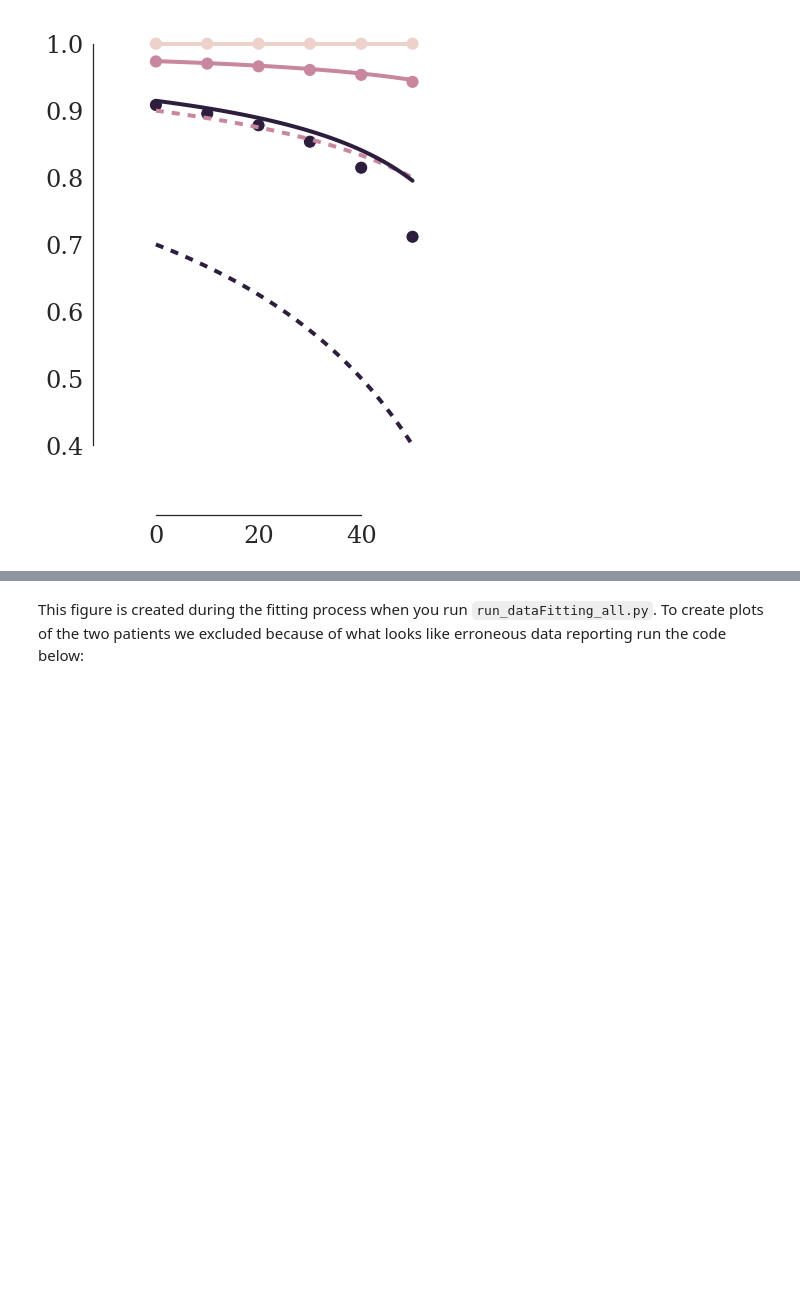
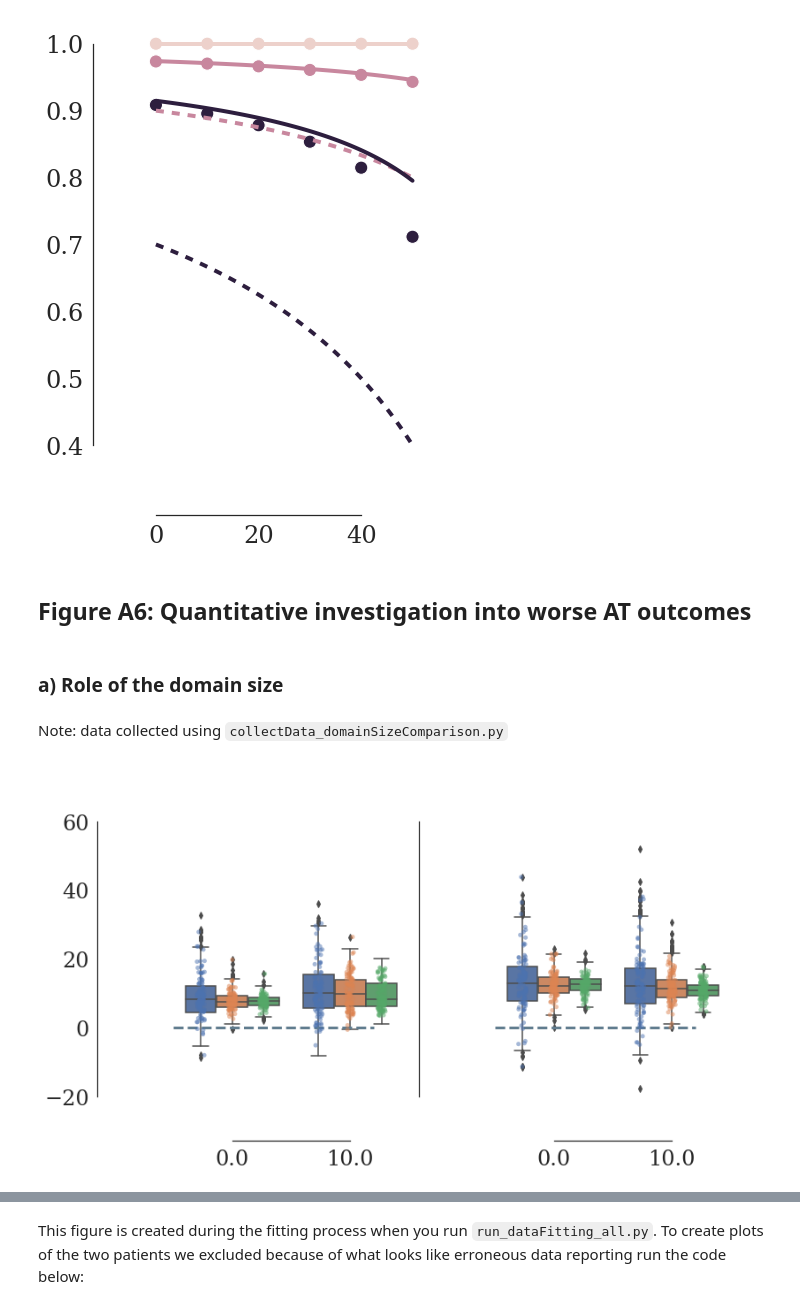
Before and after one commit to MathOnco/strobl2021_space_modulates_competition_AT, a Jupyter notebook: jnb_appendix.ipynb, the cells around one changed output, grey strips where cells are left out. Drawn from its saved outputs; the diff is of its cells as text; code cells hidden in the pictures; blank space fills up the shorter version.

Commit message:
Added analysis of why adaptive therapy sometimes performs worse than continuous therapy, and added more information on correlation between fitted model parameters.

```diff
--- a/jnb_appendix.ipynb
+++ b/jnb_appendix.ipynb
@@ -791,3 +792,42 @@ plt.tight_layout()
 plt.savefig("./figures/odeComparison_effectiveK.pdf")
 # %% [output]
 [figure]
+# %% [markdown]
+## Figure A6: Quantitative investigation into worse AT outcomes
+# %% [markdown]
+### a) Role of the domain size
+# %% [markdown]
+Note: data collected using `collectData_domainSizeComparison.py`
+# %%
+varyDomainSizeDataDf = pd.read_csv("./data/varyDomainSize.csv",index_col=0)
+varyDomainSizeDataDf['Cost'] *= 100
+# %%
+rFrac = 0.01
+initialSize = 0.5
+currDataDf = varyDomainSizeDataDf[(varyDomainSizeDataDf.InitialTumourSize==initialSize) &
+                                  (varyDomainSizeDataDf.RFrac==rFrac)]
+
+fig,axList = plt.subplots(1,2,sharex=True,sharey=True,figsize=(12,7))
+for i,turnover in enumerate(varyDomainSizeDataDf.Turnover.unique()):
+    currDataDf = varyDomainSizeDataDf[(varyDomainSizeDataDf.InitialTumourSize==initialSize) &
+                                      (varyDomainSizeDataDf.RFrac==rFrac) &
+                                      (varyDomainSizeDataDf.Turnover==turnover)]
+    ax = axList[i]
+    sns.stripplot(x="Cost",y="RelTimeGained_CA",alpha=0.5,dodge=True,
+                 hue="DomainSize",
+                  ax=ax,data=currDataDf[::10])
+    sns.boxplot(x="Cost",y="RelTimeGained_CA",dodge=True,
+                 hue="DomainSize",
+                 ax=ax,data=currDataDf)
+    ax.plot(np.linspace(-0.5,.8*ax.get_xlim()[1],100),
+            np.repeat(0,100),color=sns.xkcd_rgb['blue grey'],lw=3,ls='--')
+    ax.set_ylim(-20,75)
+    ax.set_xlabel("")
+    ax.set_ylabel("")
+    ax.tick_params(labelsize=24)
+    ax.get_legend().remove()
+    sns.despine(ax=ax,offset=50, trim=True)
+plt.tight_layout()
+plt.savefig("./figures/varyDomainSize.pdf")
+# %% [output]
+[figure, added]
```
Also changed, not shown: parts of 9 cells of this notebook, 5 other files.
